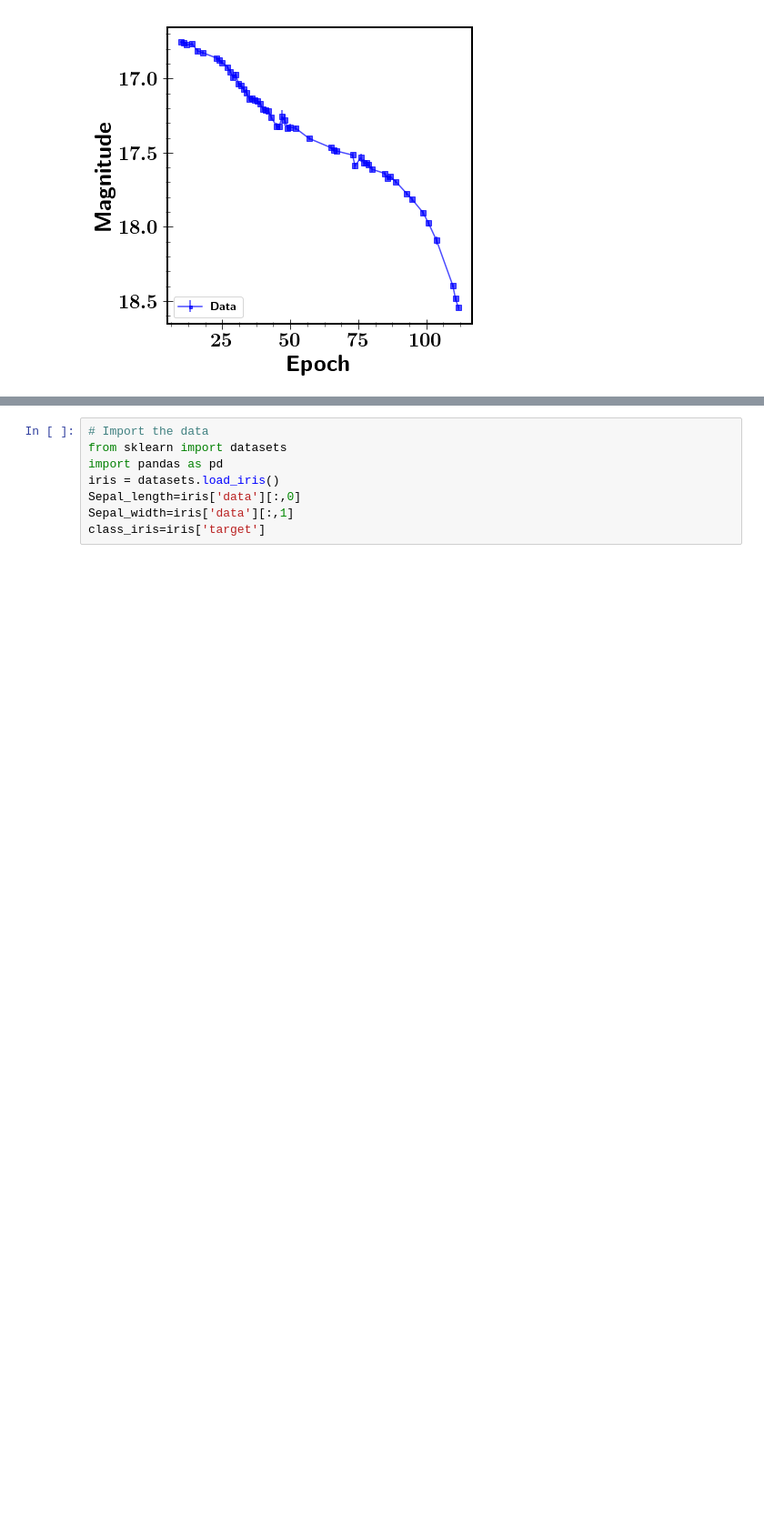
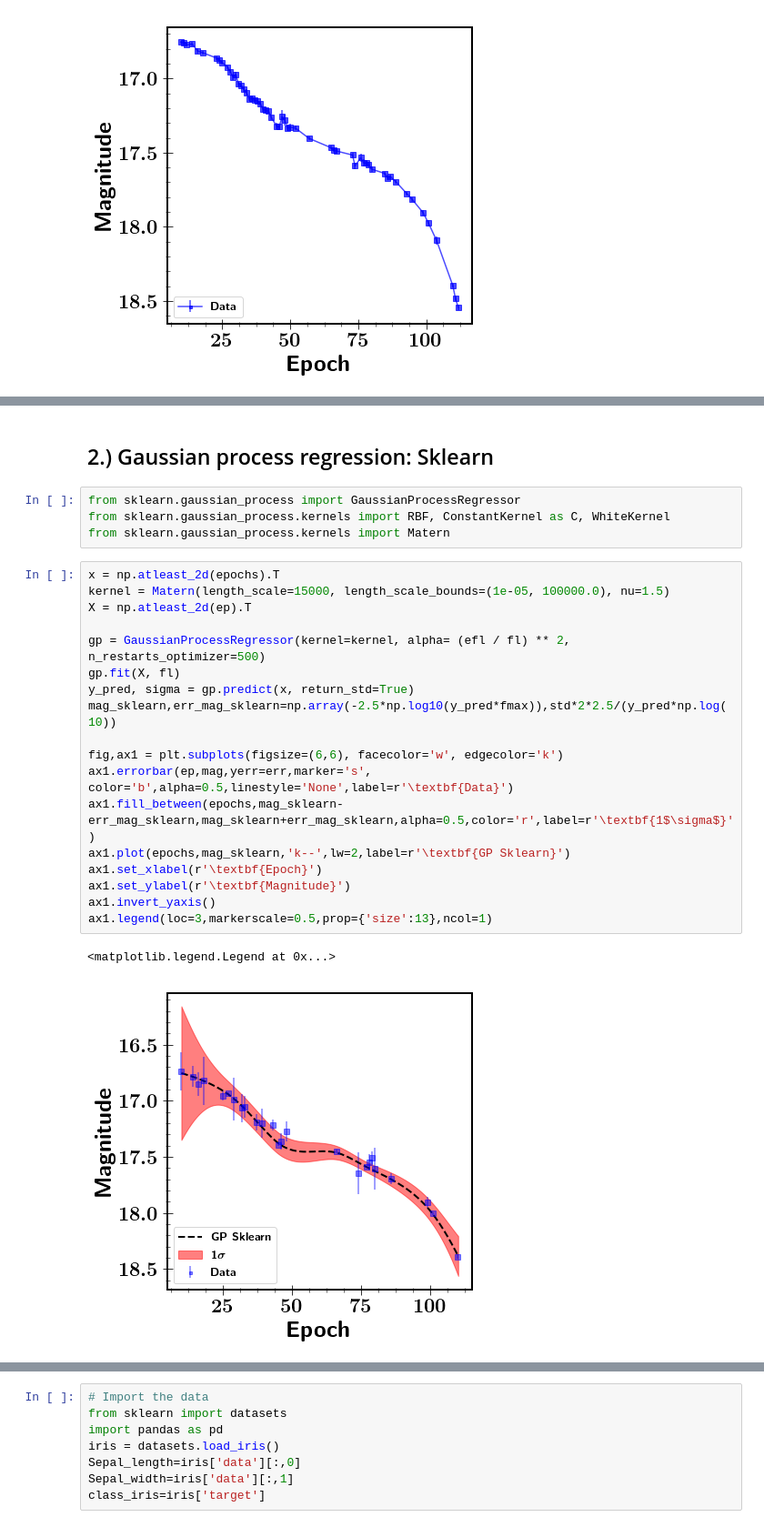
Before and after one commit to tdejaeger/Machine_learning, a Jupyter notebook: Gaussian_process/Gaussian process.ipynb, the cells around one changed output, grey strips where cells are left out. Shown at 91% size. Saved outputs shown, nothing was run; the diff lists cells and outputs as text; blank space fills up the shorter version.

Commit message:
Add GP sklearn

```diff
--- a/Gaussian_process/Gaussian process.ipynb
+++ b/Gaussian_process/Gaussian process.ipynb
@@ -119,0 +127,27 @@ Optimization terminated successfully.
+# %% [markdown]
+## 2.) Gaussian process regression: Sklearn
+# %%
+from sklearn.gaussian_process import GaussianProcessRegressor
+from sklearn.gaussian_process.kernels import RBF, ConstantKernel as C, WhiteKernel
+from sklearn.gaussian_process.kernels import Matern
+# %%
+x = np.atleast_2d(epochs).T
+kernel = Matern(length_scale=15000, length_scale_bounds=(1e-05, 100000.0), nu=1.5)
+X = np.atleast_2d(ep).T
+
+gp = GaussianProcessRegressor(kernel=kernel, alpha= (efl / fl) ** 2, n_restarts_optimizer=500)
+gp.fit(X, fl)
+y_pred, sigma = gp.predict(x, return_std=True)
+mag_sklearn,err_mag_sklearn=np.array(-2.5*np.log10(y_pred*fmax)),std*2*2.5/(y_pred*np.log(10))
+
+fig,ax1 = plt.subplots(figsize=(6,6), facecolor='w', edgecolor='k')
+ax1.errorbar(ep,mag,yerr=err,marker='s', color='b',alpha=0.5,linestyle='None',label=r'\textbf{Data}')
+ax1.fill_between(epochs,mag_sklearn-err_mag_sklearn,mag_sklearn+err_mag_sklearn,alpha=0.5,color='r',label=r'\textbf{1$\sigma$}')
+ax1.plot(epochs,mag_sklearn,'k--',lw=2,label=r'\textbf{GP Sklearn}')
+ax1.set_xlabel(r'\textbf{Epoch}')
+ax1.set_ylabel(r'\textbf{Magnitude}')
+ax1.invert_yaxis()
+ax1.legend(loc=3,markerscale=0.5,prop={'size':13},ncol=1)
+# %% [output]
+<matplotlib.legend.Legend at 0x...>
+[figure, added]
```
Also changed, not shown: parts of 5 cells of this notebook.
